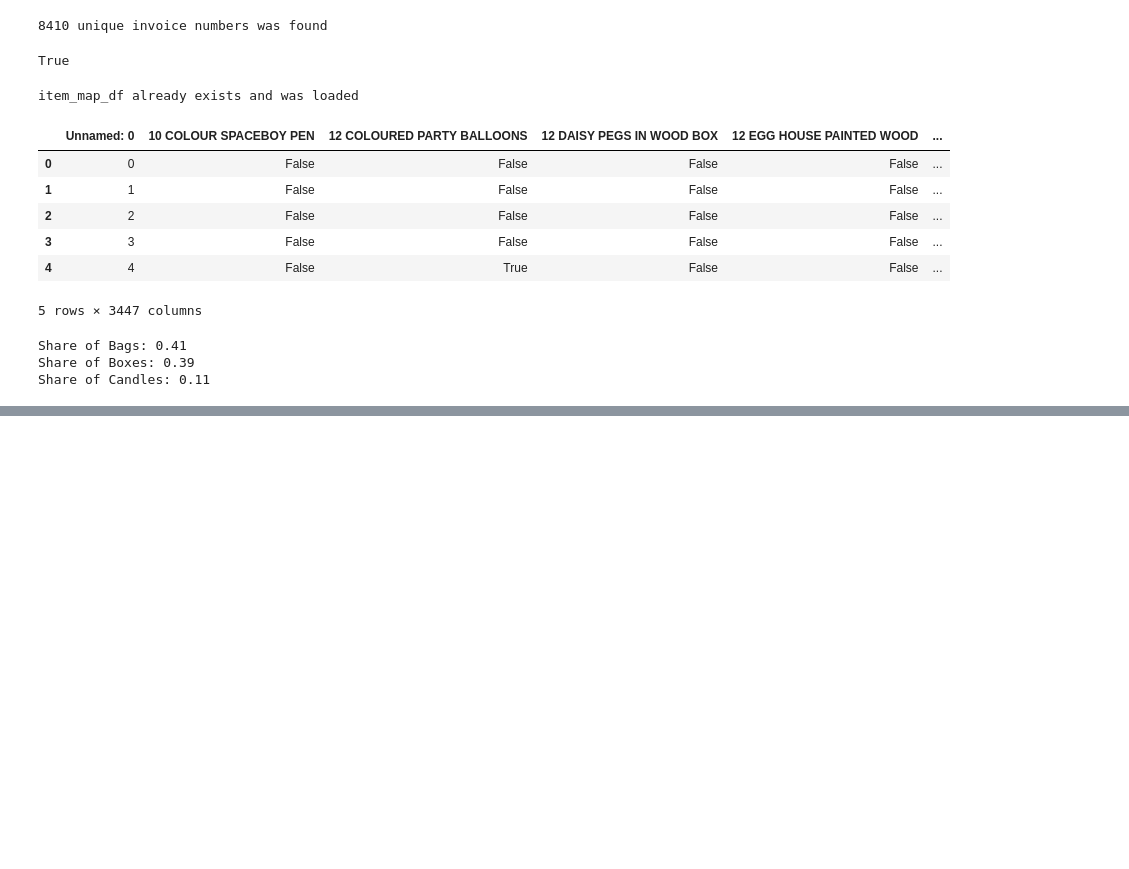
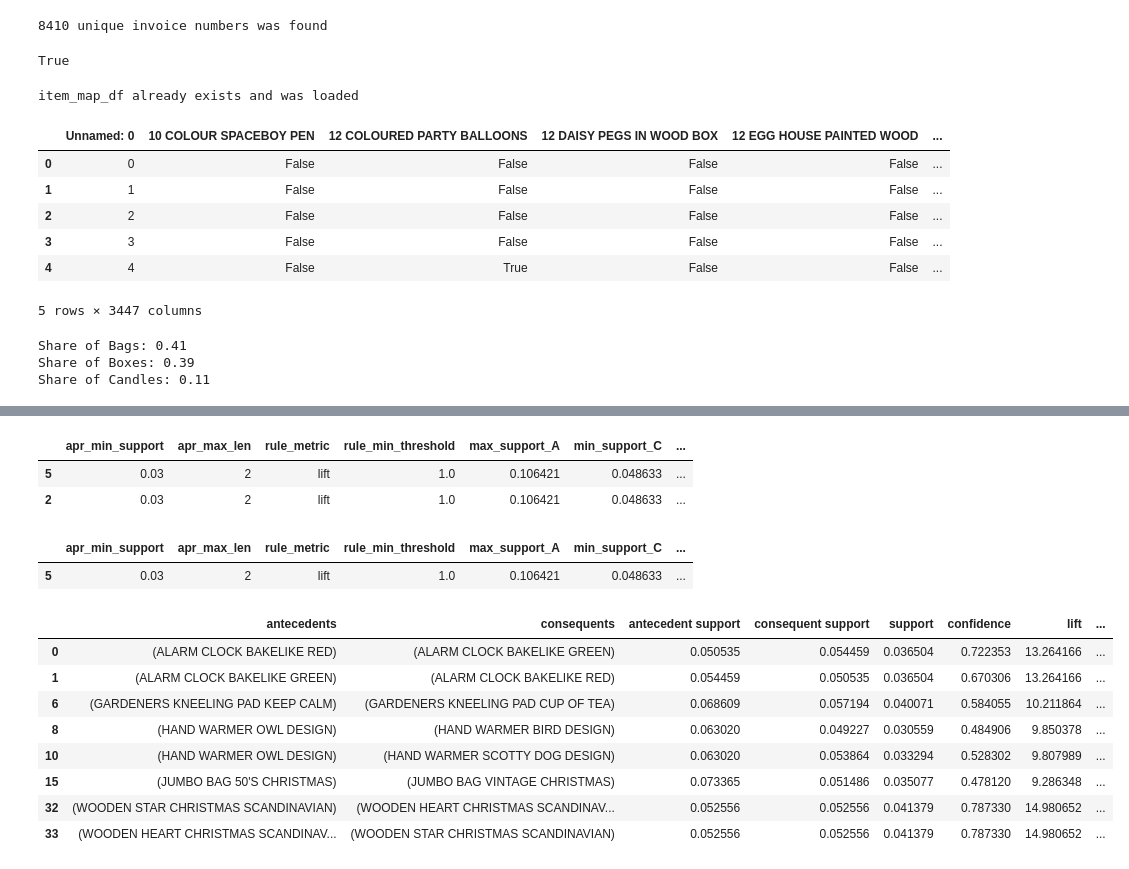
Before and after one commit to iliya1984/DevML, a Jupyter notebook: market_basket_analysis/novelty_gift_analysis.ipynb, the cells around one changed output, grey strips where cells are left out. Saved outputs shown, nothing was run; the diff lists cells and outputs as text; code cells hidden in the pictures; blank space fills up the shorter version.

Commit message:
Added best results calculation

```diff
--- a/market_basket_analysis/novelty_gift_analysis.ipynb
+++ b/market_basket_analysis/novelty_gift_analysis.ipynb
@@ -116,8 +116,12 @@ class Apriori:
             rules['zhang'] = self.zhangs_rule(rules)
 
             if not (option.filter is None):
-                rules = rules[rules['antecedent support'] > option.filter.antecedent_support]
-                rules = rules[rules['consequent support'] <  option.filter.consequent_support]
+
+                if not (option.filter.antecedent_support is None):
+                    rules = rules[rules['antecedent support'] > option.filter.antecedent_support]
+
+                if not (option.filter.consequent_support is None):
+                    rules = rules[rules['consequent support'] <  option.filter.consequent_support]
 
                 if not (option.filter.zhang is None):
                     rules = rules[rules['zhang'] > option.filter.zhang]
@@ -156,8 +160,8 @@ class AprioriOption:
 class FilterOption:
 
     def __init__(self):
-        self.antecedent_support = 0.5
-        self.consequent_support = 0.5
+        self.antecedent_support = None
+        self.consequent_support = None
         self.zhang = None
 
 class RAOption:
@@ -416,0 +412,6 @@ statistics
+# %%
+apriori_alg = Apriori(configuration, item_map_df)
+results = apriori_alg.run()
+
+statistics = results.statistics.get().sort_values(by=['rules'])
+statistics
@@ -416,0 +426,29 @@ statistics
+# %%
+#Since both support and confidence metrics are less strong than a lift we will discard theirs results
+lift_statistics = statistics[statistics['rule_metric'] == MetricType.LIFT]
+lift_statistics
+# %% [output]
+|  | apr_min_support | apr_max_len | rule_metric | rule_min_threshold | max_support_A | min_support_C | ... |
+| 5 | 0.03 | 2 | lift | 1.0 | 0.106421 | 0.048633 | ... |
+| 2 | 0.03 | 2 | lift | 1.0 | 0.106421 | 0.048633 | ... |
+# %%
+#Selecting best result from the lift results
+best_result = lift_statistics.head(1)
+best_result
+# %% [output]
+|  | apr_min_support | apr_max_len | rule_metric | rule_min_threshold | max_support_A | min_support_C | ... |
+| 5 | 0.03 | 2 | lift | 1.0 | 0.106421 | 0.048633 | ... |
+# %%
+#Printing the best result rule set
+best_result_index = best_result.index.values[0]
+results.items[best_result_index].rules
+# %% [output]
+|  | antecedents | consequents | antecedent support | consequent support | support | confidence | lift | ... |
+| 0 | (ALARM CLOCK BAKELIKE RED) | (ALARM CLOCK BAKELIKE GREEN) | 0.050535 | 0.054459 | 0.036504 | 0.722353 | 13.264166 | ... |
+| 1 | (ALARM CLOCK BAKELIKE GREEN) | (ALARM CLOCK BAKELIKE RED) | 0.054459 | 0.050535 | 0.036504 | 0.670306 | 13.264166 | ... |
+| 6 | (GARDENERS KNEELING PAD KEEP CALM) | (GARDENERS KNEELING PAD CUP OF TEA) | 0.068609 | 0.057194 | 0.040071 | 0.584055 | 10.211864 | ... |
+| 8 | (HAND WARMER OWL DESIGN) | (HAND WARMER BIRD DESIGN) | 0.063020 | 0.049227 | 0.030559 | 0.484906 | 9.850378 | ... |
+| 10 | (HAND WARMER OWL DESIGN) | (HAND WARMER SCOTTY DOG DESIGN) | 0.063020 | 0.053864 | 0.033294 | 0.528302 | 9.807989 | ... |
+| 15 | (JUMBO BAG 50'S CHRISTMAS) | (JUMBO BAG VINTAGE CHRISTMAS) | 0.073365 | 0.051486 | 0.035077 | 0.478120 | 9.286348 | ... |
+| 32 | (WOODEN STAR CHRISTMAS SCANDINAVIAN) | (WOODEN HEART CHRISTMAS SCANDINAV... | 0.052556 | 0.052556 | 0.041379 | 0.787330 | 14.980652 | ... |
+| 33 | (WOODEN HEART CHRISTMAS SCANDINAV... | (WOODEN STAR CHRISTMAS SCANDINAVIAN) | 0.052556 | 0.052556 | 0.041379 | 0.787330 | 14.980652 | ... |
```
Also changed, not shown: parts of 10 cells of this notebook.
